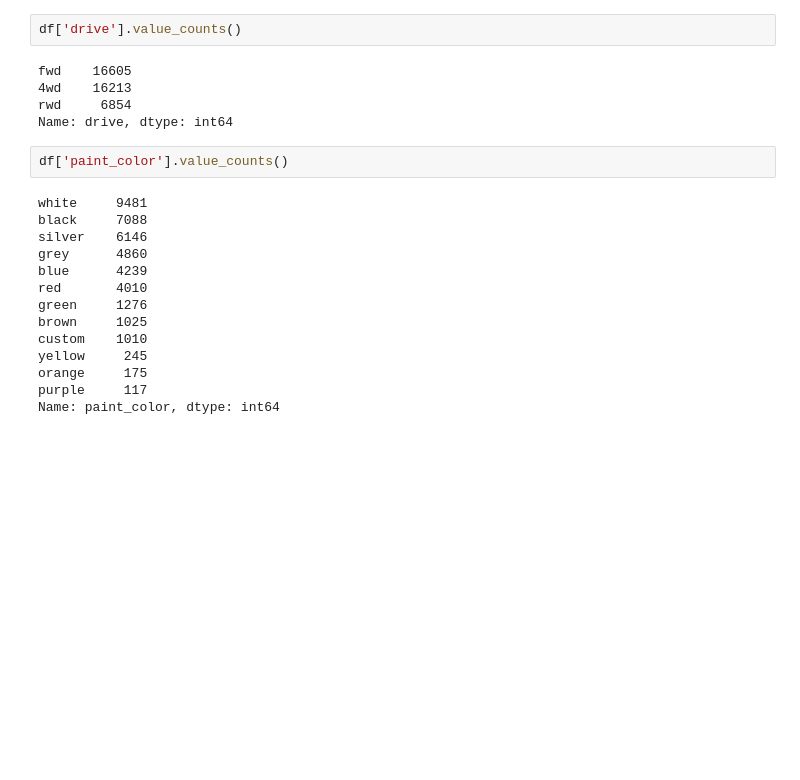
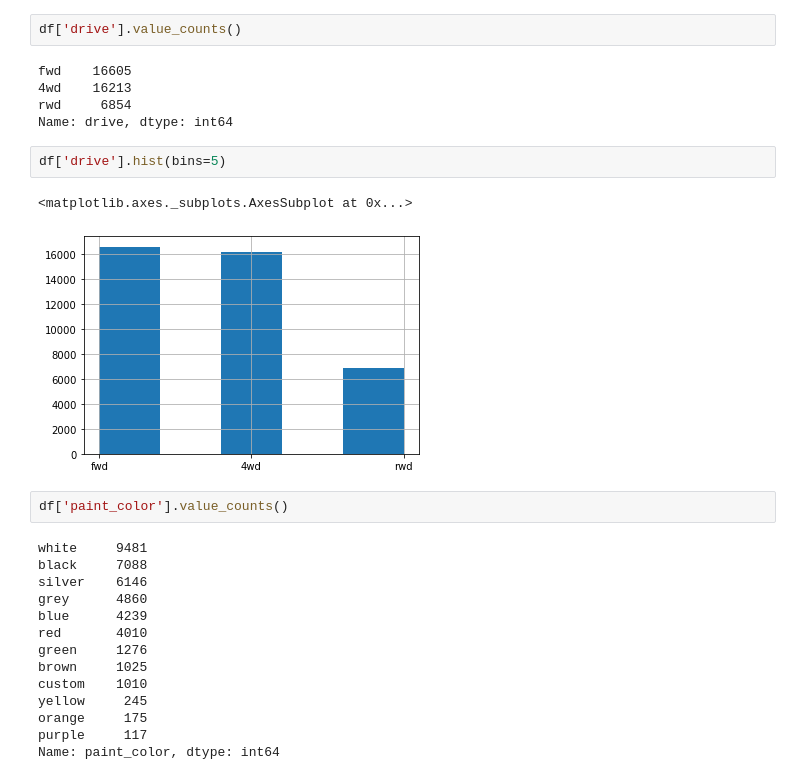
Before and after one commit to cmeehan340/ML_Fall2020_Project, a Jupyter notebook: project_data.ipynb, the cells around one changed output. Cells and saved outputs as stored; diff of their text form; blank space fills up the shorter version.

```diff
--- a/project_data.ipynb
+++ b/project_data.ipynb
@@ -166,6 +164,11 @@ fwd    16605
 4wd    16213
 rwd     6854
 Name: drive, dtype: int64
+# %%
+df['drive'].hist(bins=5)
+# %% [output]
+<matplotlib.axes._subplots.AxesSubplot at 0x...>
+[figure, added]
 # %%
 df['paint_color'].value_counts()
 # %% [output]
```
Also changed, not shown: parts of 14 cells of this notebook, 1 other file.
